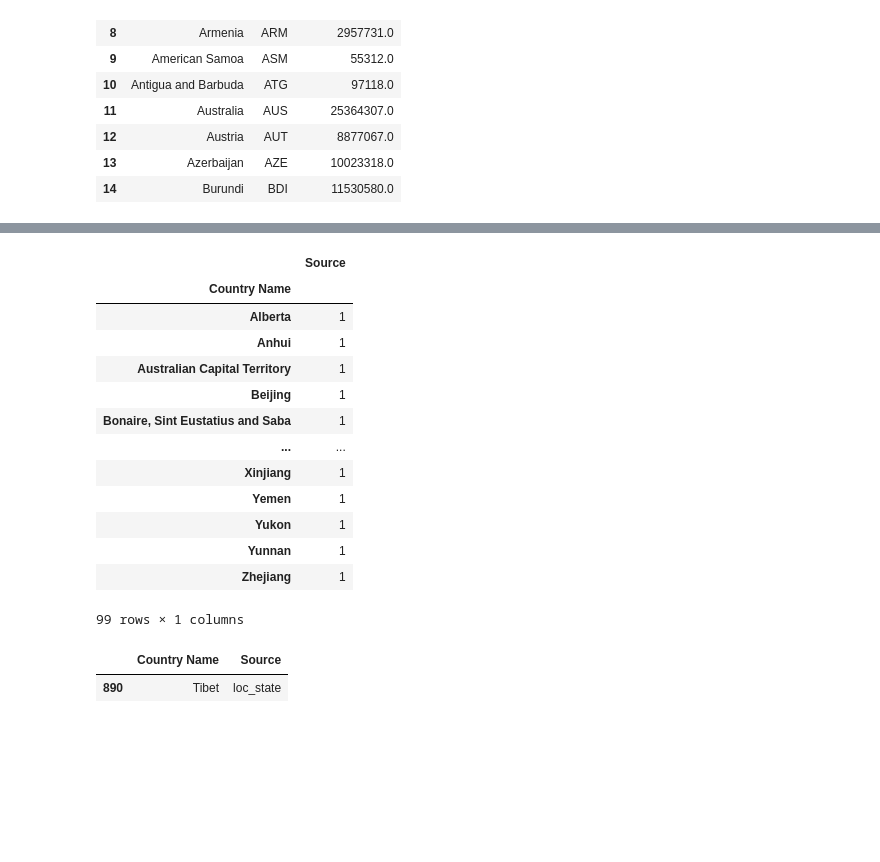
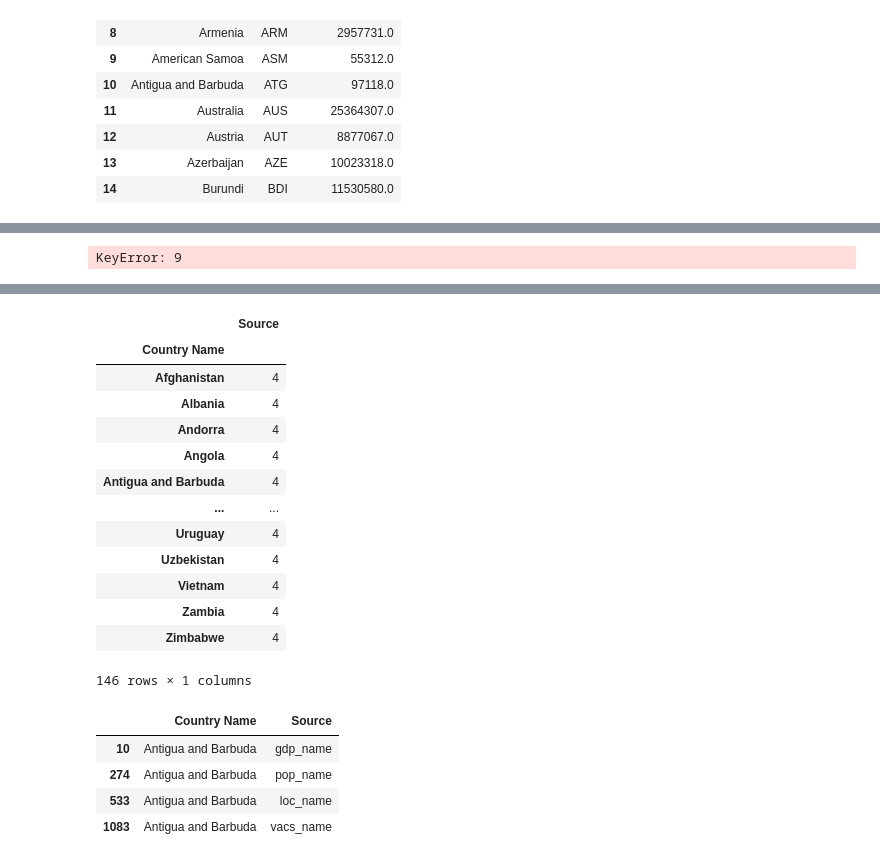
Before and after one commit to makbarish/Grp5_Project1_Covid19, a Jupyter notebook: Julio/gdp-pop_merge.ipynb, the cells around one changed output, grey strips where cells are left out. Drawn from its saved outputs; the diff is of its cells as text; code cells hidden in the pictures; blank space fills up the shorter version.

```diff
--- a/Julio/gdp-pop_merge.ipynb
+++ b/Julio/gdp-pop_merge.ipynb
@@ -197,3 +253,39 @@ locs_clean_5121_df.loc[locs_clean_5121_df["Country"] == "China"]
+# %%
+#get updated locs lists
+#locs
+locs_lat_clean = []
+locs_lon_clean = []
+locs_country_clean = []
+locs_state_clean = []
+deaths_clean_5121 = []
+
+counter = len(locs_clean_5121_a_df["Country"])
+#print(counter)
+#locs_clean_5121_df["Latitude"][3]
+
+for j in np.arange(counter):
+    lat = locs_clean_5121_a_df["Latitude"][j]
+    locs_lat_clean.append(lat)
+ #lon = locs_clean_5121_df["Longitude"][j]
+#  locs_lon_clean.append(lon)
+ #   country = locs_clean_5121_df["Country"][j]
+ #   locs_country_clean.append(country)
+ #   state = locs_clean_5121_df["State"][i]
+ #   locs_state_clean.append(state)
+ #   deaths = locs_clean_5121_df["Deaths to 5/1/21"][i]
+  #  deaths_clean_5121.append(deaths)
+
+#locs_raw_clean_5121_df = pd.DataFrame({"Country": locs_country_clean,
+#                                        "State": locs_state_clean,
+ #                                       "Latitude":locs_lat_clean,
+  #                                      "Longitude":locs_lon_clean,
+   #                                     "Deaths to 5/1/21": deaths_clean_5121
+ #                                       })
+
+#locs_raw_clean_5121_df.head()
+#locs_clean__5121_df = locs_raw_5121_df.copy()
+# %% [output]
+KeyError: 9
 # %%
 #list of countries for vaccine sheet
 path_vacs = "../Resources/country_vaccinations.csv"
@@ -312,53 +404,56 @@ for name in pop_country_2019:
     list_source.append("pop_name")
 
 for name in locs_country_2019:
     list_name.append(name)
     list_source.append("loc_name")
 
 for name in locs_state_2019:
     list_name.append(name)
     list_source.append("loc_state")
 
 for name in vacs_country_5121:
     list_name.append(name)
     list_source.append("vacs_name")
 
 #len(list_name)
 
 country_names = pd.DataFrame({"Country Name": list_name,
                            "Source": list_source
                             })
 country_name_nan = country_names.dropna()
 country1 = country_name_nan.groupby('Country Name').count()
 country1.sort_values("Source")
-country1.loc[country1["Source"] == 1]
+country1.loc[country1["Source"] == 4]
 #country_names.loc[country_names["Country Name"] == "Timor"]
 #search = country_names["Country Name"].str.contains("russi")
 #country_names[search]
 #country_name_nan.head(20)
 #country_name_nan.shape
 # %% [output]
 |  | Source |
 | Country Name |  |
-| Alberta | 1 |
-| Anhui | 1 |
-| Australian Capital Territory | 1 |
-| Beijing | 1 |
-| Bonaire, Sint Eustatius and Saba | 1 |
+| Afghanistan | 4 |
+| Albania | 4 |
+| Andorra | 4 |
+| Angola | 4 |
+| Antigua and Barbuda | 4 |
 | ... | ... |
-| Xinjiang | 1 |
-| Yemen | 1 |
-| Yukon | 1 |
-| Yunnan | 1 |
-| Zhejiang | 1 |
+| Uruguay | 4 |
+| Uzbekistan | 4 |
+| Vietnam | 4 |
+| Zambia | 4 |
+| Zimbabwe | 4 |
-99 rows × 1 columns
+146 rows × 1 columns
 # %%
 #country name changes needed
-search = country_name_nan["Country Name"].str.contains("ibet")
+search = country_name_nan["Country Name"].str.contains("arbud")
 country_name_nan[search]
 # %% [output]
 |  | Country Name | Source |
-| 890 | Tibet | loc_state |
+| 10 | Antigua and Barbuda | gdp_name |
+| 274 | Antigua and Barbuda | pop_name |
+| 533 | Antigua and Barbuda | loc_name |
+| 1083 | Antigua and Barbuda | vacs_name |
 # %%
 #country name changes needed
 #gpd
```
Also changed, not shown: parts of 3 cells of this notebook.
